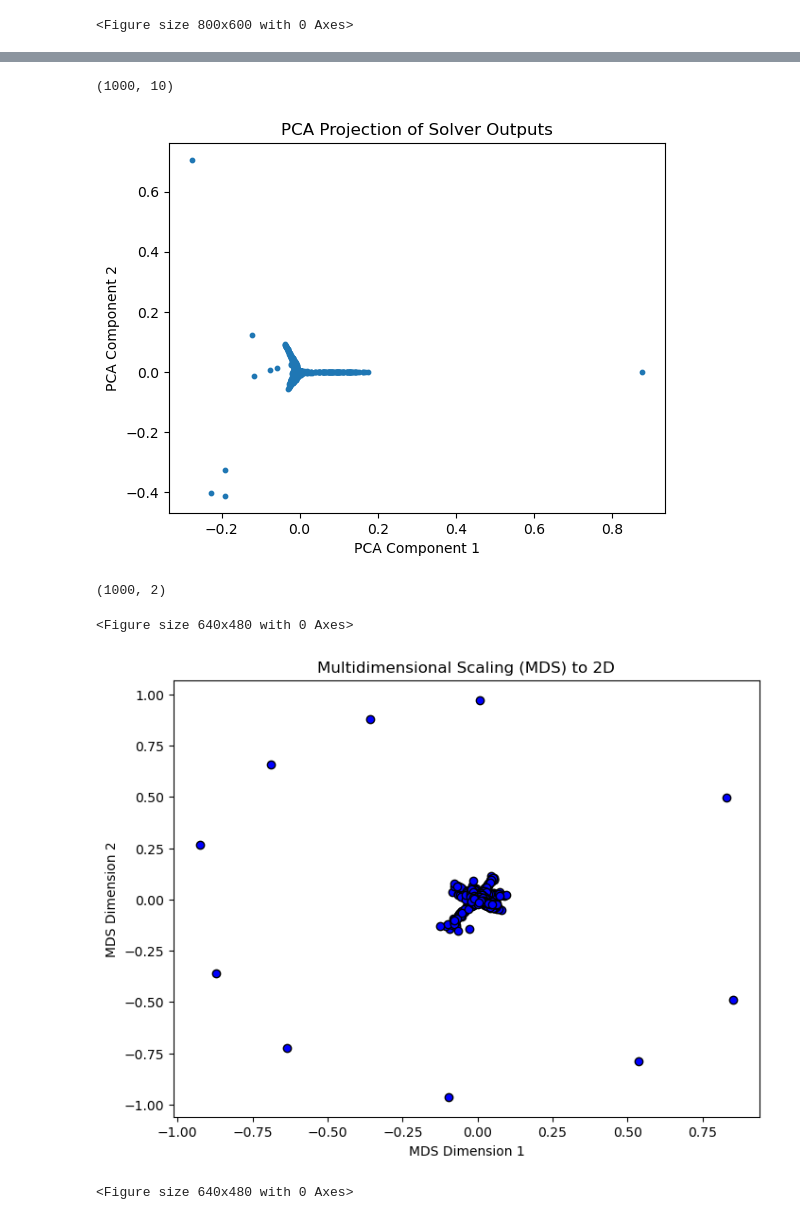
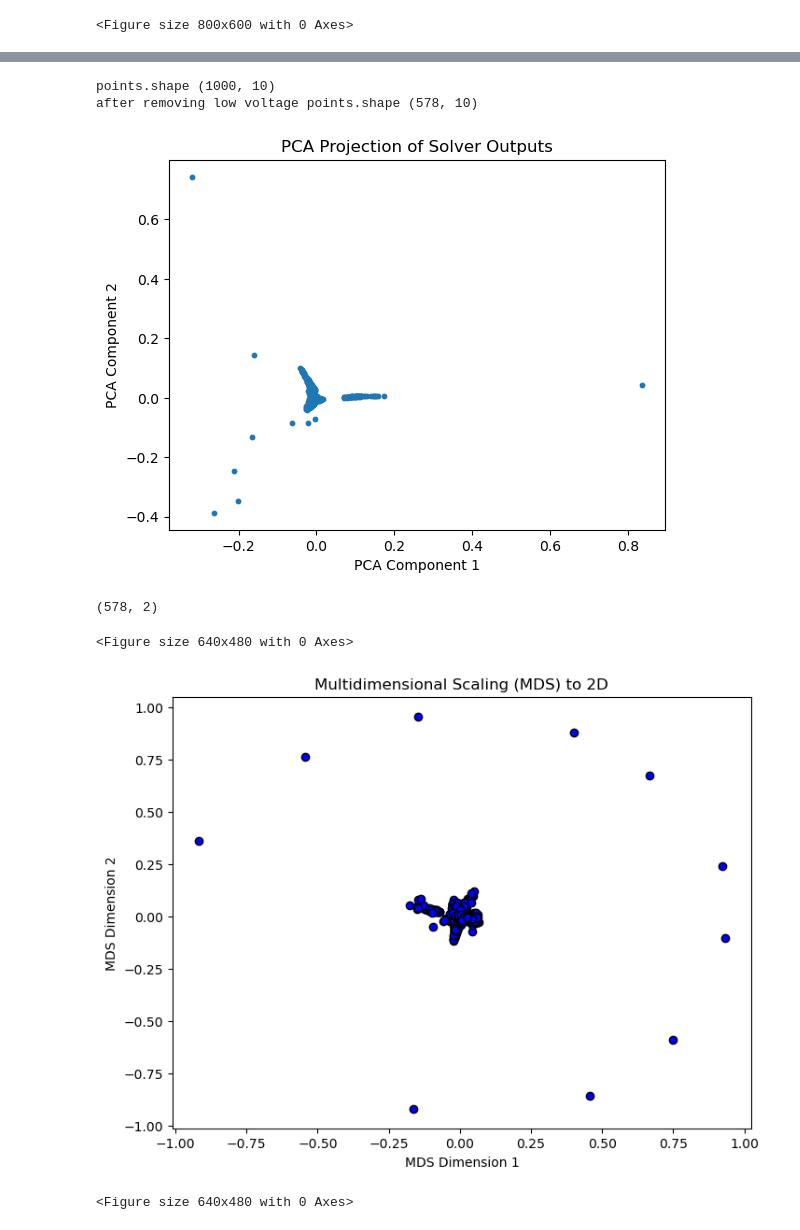
Before and after one commit to IceGawd/VoltageDimentionalReduction, a Jupyter notebook: code/MNIST.ipynb, the cells around one changed output, grey strips where cells are left out. Drawn from its saved outputs; the diff is of its cells as text; code cells hidden in the pictures.

Commit message:
Added top level __init__.py documendation and changed MNIST.ipynb to remove low voltage points

```diff
--- a/code/MNIST.ipynb
+++ b/code/MNIST.ipynb
@@ -69,11 +69,11 @@ for yi in range(10):
 data = create_data.Data(data)
 # """
 
-"""
-for sd in subDivision:
-    print(len(subDivision[sd]))
-
-data = create_data.Data(X)
+#"""
+#for sd in subDivision:
+#    print(len(subDivision[sd]))
+#
+#data = create_data.Data(X)
 # """
 # %% [output]
 Kmeans...
@@ -288 +260,6 @@ Error Rate: 34.70%
 <Figure size 640x480 with 0 Axes>
+# %%
+print(np.stack(voltages).shape)
+max_voltage=np.max(np.stack(voltages),axis=0)
+plt.hist(max_voltage,bins=100);
+plt.xlim([0,0.2])
@@ -289,45 +270,49 @@ Error Rate: 34.70%
 # %%
 points = np.array(list(map(list, zip(*voltages))))
 
-print(points.shape)
+print('points.shape',points.shape)
 
+# remove low voltage points
+points=points[max_voltage>0.07]
+print('after removing low voltage points.shape',points.shape)
 # PCA
 pca = PCA(n_components=2)
 points_2d = pca.fit_transform(points)
 
 # print(points_2d.shape)
 
 plt.scatter(points_2d[:, 0], points_2d[:, 1], s=10)
 plt.xlabel("PCA Component 1")
 plt.ylabel("PCA Component 2")
 plt.title("PCA Projection of Solver Outputs")
 
 plt.show()
 # plt.savefig(fileStarter + "_PCA.png")
 plt.clf()
 
 # MDS
 mds = MDS(n_components=2, random_state=42)
 transformed_points = mds.fit_transform(points)
 
 print(transformed_points.shape)
 
 plt.figure(figsize=(8, 6))
 plt.scatter(transformed_points[:, 0], transformed_points[:, 1], c='blue', edgecolors='black')
 
 plt.xlabel("MDS Dimension 1")
 plt.ylabel("MDS Dimension 2")
 plt.title("Multidimensional Scaling (MDS) to 2D")
 
 # plt.savefig(fileStarter + "_MDS.png")
 plt.show()
 plt.clf()
 # %% [output]
-(1000, 10)
+points.shape (1000, 10)
+after removing low voltage points.shape (578, 10)
-[figure, old version]
+[figure, new version]
-(1000, 2)
+(578, 2)
 <Figure size 640x480 with 0 Axes>
-[figure, old version]
+[figure, new version]
 <Figure size 640x480 with 0 Axes>
 # %%
 # Step 1: Calculate distances from the mean (or median) of all points
```
Also changed, not shown: parts of 18 cells of this notebook, 4 other files.
